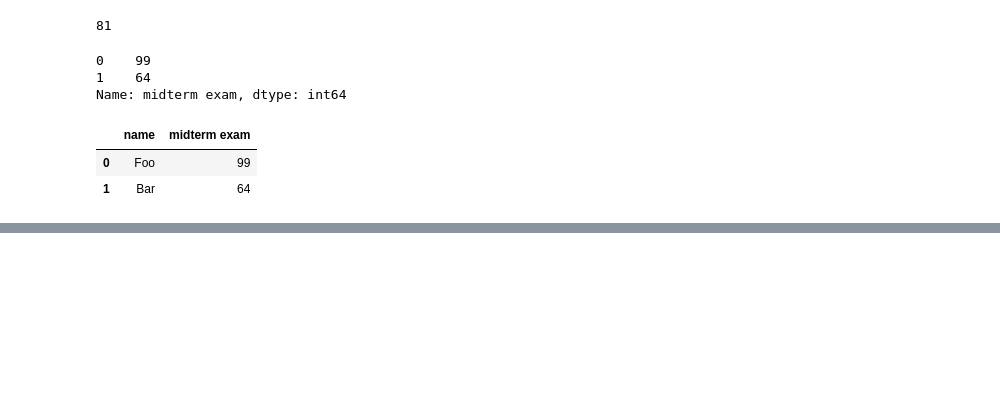
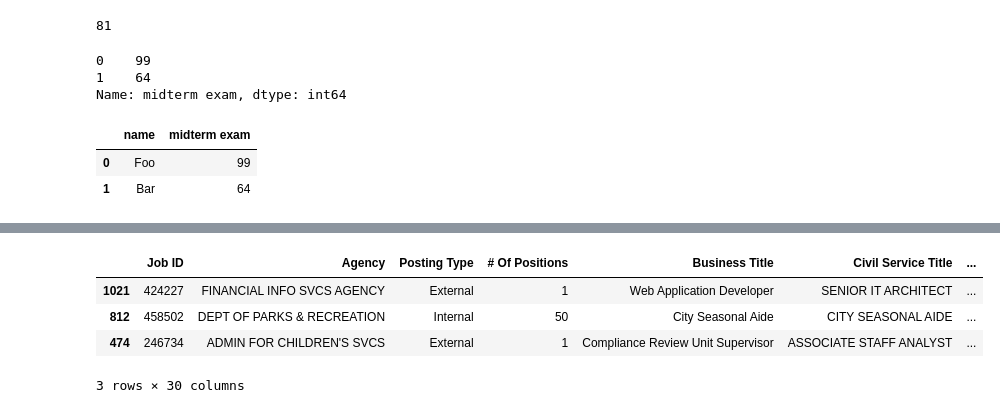
Before and after one commit to nyu-database-design/course-materials, a Jupyter notebook: docs/files/jupyter/pandas_dataframe.ipynb, the cells around one changed output, grey strips where cells are left out. Saved outputs shown, nothing was run; the diff lists cells and outputs as text; code cells hidden in the pictures; blank space fills up the shorter version.

```diff
--- a/docs/files/jupyter/pandas_dataframe.ipynb
+++ b/docs/files/jupyter/pandas_dataframe.ipynb
@@ -124,0 +131,9 @@ df[ df['name'] != 'Baz'][ ['name', 'midterm exam'] ]
+# %%
+# show a few randomly-sampled rows
+df.sample(3)
+# %% [output]
+|  | Job ID | Agency | Posting Type | # Of Positions | Business Title | Civil Service Title | ... |
+| 1021 | 424227 | FINANCIAL INFO SVCS AGENCY | External | 1 | Web Application Developer | SENIOR IT ARCHITECT | ... |
+| 812 | 458502 | DEPT OF PARKS & RECREATION | Internal | 50 | City Seasonal Aide | CITY SEASONAL AIDE | ... |
+| 474 | 246734 | ADMIN FOR CHILDREN'S SVCS | External | 1 | Compliance Review Unit Supervisor | ASSOCIATE STAFF ANALYST | ... |
+3 rows × 30 columns
```
Also changed, not shown: parts of 3 cells of this notebook, 1 other file.
